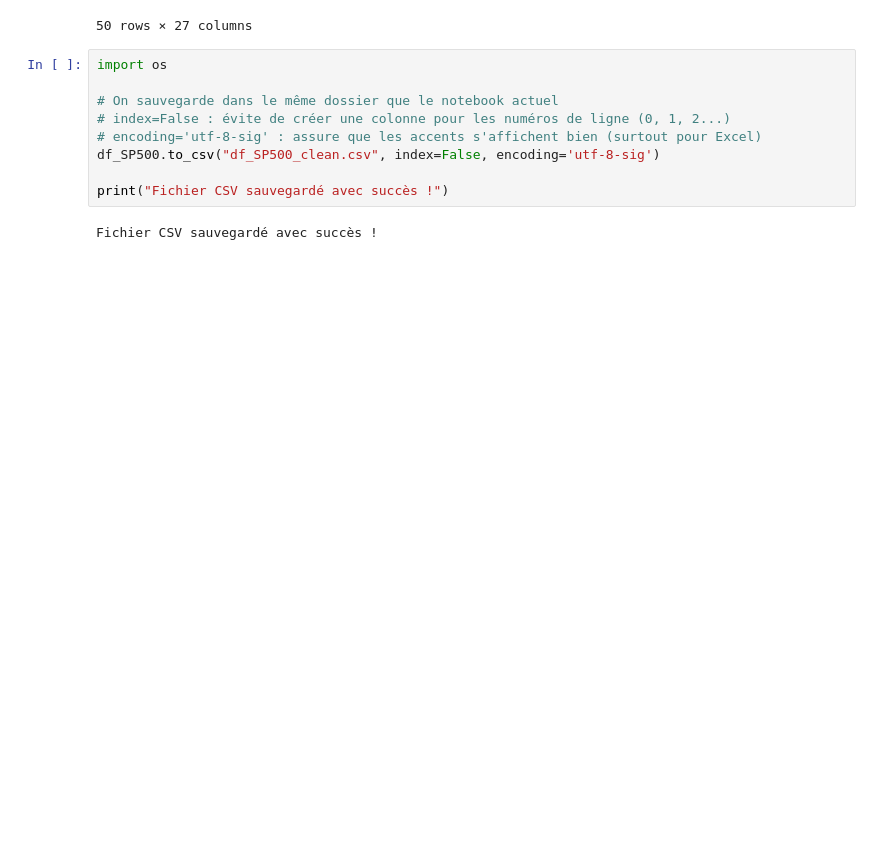
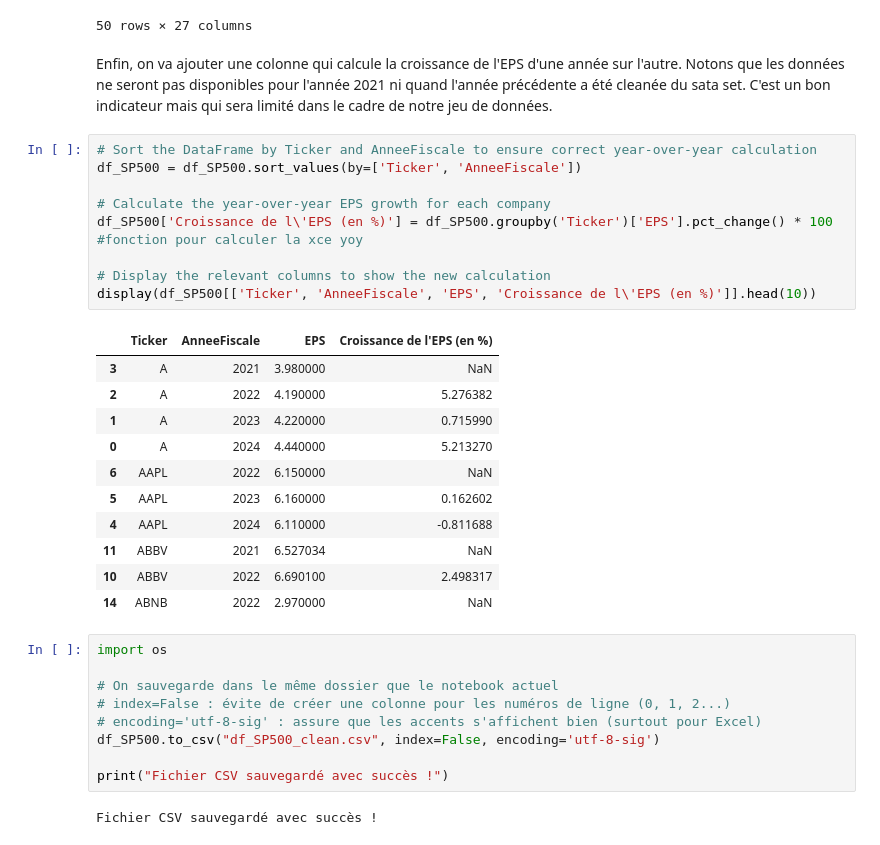
Before and after one commit to tnourlyn/Projet-Python---The-Transatlantic-valuation-guide, a Jupyter notebook: Nettoyage des données/Nettoyage_SP500.ipynb, the cells around one changed output. Cells and saved outputs as stored; diff of their text form; blank space fills up the shorter version.

```diff
--- a/Nettoyage des données/Nettoyage_SP500.ipynb
+++ b/Nettoyage des données/Nettoyage_SP500.ipynb
@@ -330,6 +330,29 @@ df_SP500.head(50)
 | 63 | AIG | AIG | AIG | USA | Financial Services | Insurance - Diversified | United States | 0.626 | 42.336973 | ... |
 | 64 | AIG | AIG | AIG | USA | Financial Services | Insurance - Diversified | United States | 0.626 | 42.336973 | ... |
 50 rows × 27 columns
+# %% [markdown]
+Enfin, on va ajouter une colonne qui calcule la croissance de l'EPS d'une année sur l'autre. Notons que les données ne seront pas disponibles pour l'année 2021 ni quand l'année précédente a été cleanée du sata set. C'est un bon indicateur mais qui sera limité dans le cadre de notre jeu de données.
+# %%
+# Sort the DataFrame by Ticker and AnneeFiscale to ensure correct year-over-year calculation
+df_SP500 = df_SP500.sort_values(by=['Ticker', 'AnneeFiscale'])
+
+# Calculate the year-over-year EPS growth for each company
+df_SP500['Croissance de l\'EPS (en %)'] = df_SP500.groupby('Ticker')['EPS'].pct_change() * 100 #fonction pour calculer la xce yoy
+
+# Display the relevant columns to show the new calculation
+display(df_SP500[['Ticker', 'AnneeFiscale', 'EPS', 'Croissance de l\'EPS (en %)']].head(10))
+# %% [output]
+|  | Ticker | AnneeFiscale | EPS | Croissance de l'EPS (en %) |
+| 3 | A | 2021 | 3.980000 | NaN |
+| 2 | A | 2022 | 4.190000 | 5.276382 |
+| 1 | A | 2023 | 4.220000 | 0.715990 |
+| 0 | A | 2024 | 4.440000 | 5.213270 |
+| 6 | AAPL | 2022 | 6.150000 | NaN |
+| 5 | AAPL | 2023 | 6.160000 | 0.162602 |
+| 4 | AAPL | 2024 | 6.110000 | -0.811688 |
+| 11 | ABBV | 2021 | 6.527034 | NaN |
+| 10 | ABBV | 2022 | 6.690100 | 2.498317 |
+| 14 | ABNB | 2022 | 2.970000 | NaN |
 # %%
 import os
 
```
Also changed, not shown: 4 other files.
